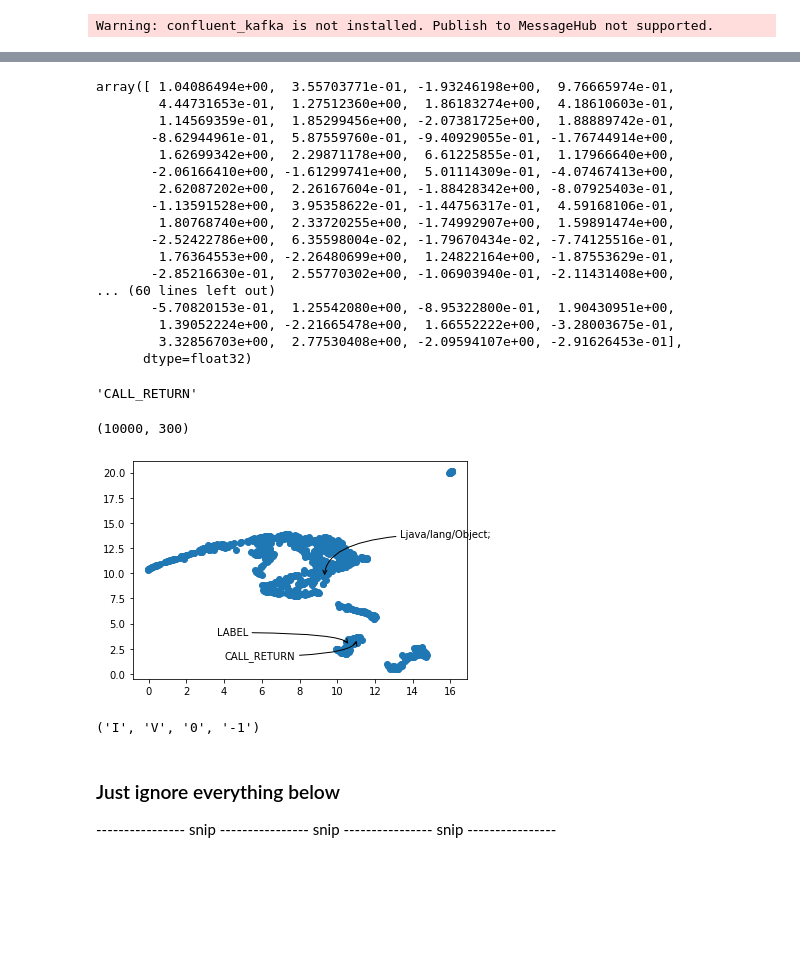
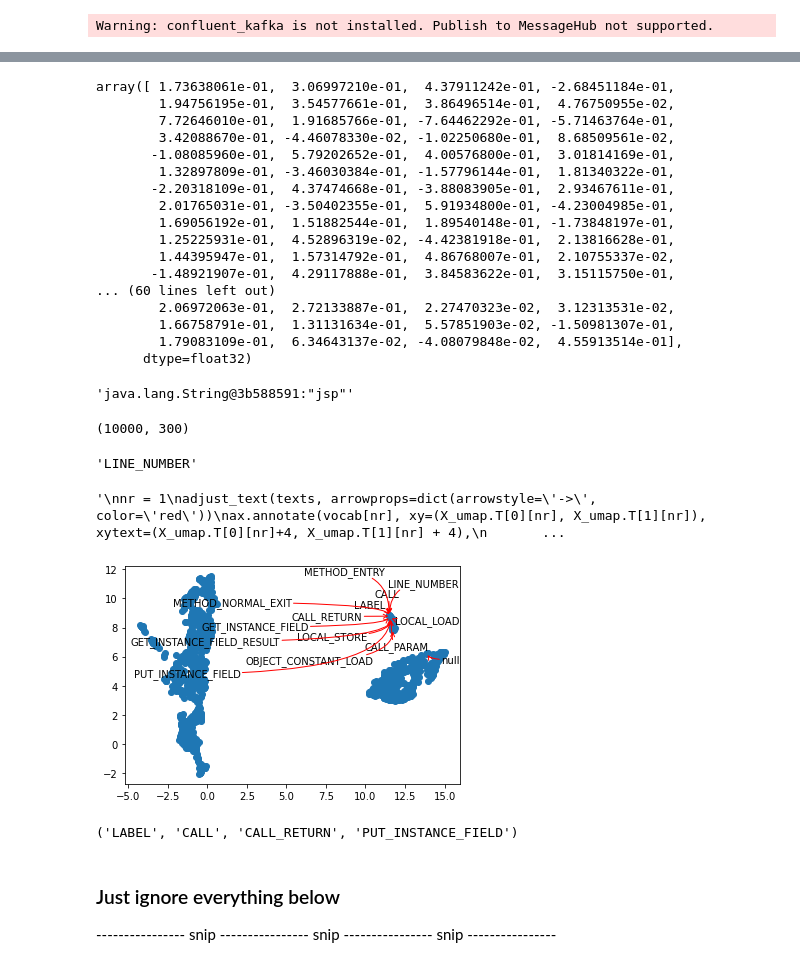
Before and after one commit to sedgewickmm18/deep-learning-for-web-attack-detection, a Jupyter notebook: PlayingAroundWithWord2Vec.ipynb, the cells around one changed output, grey strips where cells are left out. Cells and saved outputs as stored; diff of their text form; code cells hidden in the pictures; blank space fills up the shorter version.

Commit message:
join constants in dataids and dynamic traces in recentdata

```diff
--- a/PlayingAroundWithWord2Vec.ipynb
+++ b/PlayingAroundWithWord2Vec.ipynb
@@ -55,5 +55,5 @@ import umap
 import gensim
 from gensim.models import Word2Vec, FastText
 # %%
-df_raw = pd.read_fwf('./data/dataids.txt', header=None)
-df = df_raw[0].str.split(',', expand=True)
+df_raw_const = pd.read_fwf('./data/dataids.txt', header=None)
+df_const = df_raw_const[0].str.split(',', expand=True)
@@ -61,0 +60,3 @@ np_dataset = df.values
+# %%
+df_raw_dyn = pd.read_fwf('./data/recentdata.txt', header=None)
+df_dyn = df_raw_dyn[0].str.split(',', expand=True)
@@ -61,0 +73,2 @@ np_dataset = df.values
+# %%
+df_merged = df_dyn.merge(df_const, how='inner', on=[0])
@@ -62,3 +91,5 @@ np_dataset = df.values
+# %%
+np_dataset = df_merged[['3_x','4_x','5_y']].values
 # %%
 # minimal cleansing - drop NaNs
 dataset = []
@@ -88,31 +121,31 @@ w2v = Word2Vec(dataset, vector_size=300, window=5, min_count=1) #, workers=4)
 # %%
 w2v.wv['METHOD_NORMAL_EXIT']
 # %% [output]
-array([ 1.04086494e+00,  3.55703771e-01, -1.93246198e+00,  9.76665974e-01,
-        4.44731653e-01,  1.27512360e+00,  1.86183274e+00,  4.18610603e-01,
-        1.14569359e-01,  1.85299456e+00, -2.07381725e+00,  1.88889742e-01,
-       -8.62944961e-01,  5.87559760e-01, -9.40929055e-01, -1.76744914e+00,
-        1.62699342e+00,  2.29871178e+00,  6.61225855e-01,  1.17966640e+00,
-       -2.06166410e+00, -1.61299741e+00,  5.01114309e-01, -4.07467413e+00,
-        2.62087202e+00,  2.26167604e-01, -1.88428342e+00, -8.07925403e-01,
-       -1.13591528e+00,  3.95358622e-01, -1.44756317e-01,  4.59168106e-01,
-        1.80768740e+00,  2.33720255e+00, -1.74992907e+00,  1.59891474e+00,
-       -2.52422786e+00,  6.35598004e-02, -1.79670434e-02, -7.74125516e-01,
-        1.76364553e+00, -2.26480699e+00,  1.24822164e+00, -1.87553629e-01,
-       -2.85216630e-01,  2.55770302e+00, -1.06903940e-01, -2.11431408e+00,
+array([ 1.73638061e-01,  3.06997210e-01,  4.37911242e-01, -2.68451184e-01,
+        1.94756195e-01,  3.54577661e-01,  3.86496514e-01,  4.76750955e-02,
+        7.72646010e-01,  1.91685766e-01, -7.64462292e-01, -5.71463764e-01,
+        3.42088670e-01, -4.46078330e-02, -1.02250680e-01,  8.68509561e-02,
+       -1.08085960e-01,  5.79202652e-01,  4.00576800e-01,  3.01814169e-01,
+        1.32897809e-01, -3.46030384e-01, -1.57796144e-01,  1.81340322e-01,
+       -2.20318109e-01,  4.37474668e-01, -3.88083905e-01,  2.93467611e-01,
+        2.01765031e-01, -3.50402355e-01,  5.91934800e-01, -4.23004985e-01,
+        1.69056192e-01,  1.51882544e-01,  1.89540148e-01, -1.73848197e-01,
+        1.25225931e-01,  4.52896319e-02, -4.42381918e-01,  2.13816628e-01,
+        1.44395947e-01,  1.57314792e-01,  4.86768007e-01,  2.10755337e-02,
+       -1.48921907e-01,  4.29117888e-01,  3.84583622e-01,  3.15115750e-01,
 ... (60 lines left out)
-       -5.70820153e-01,  1.25542080e+00, -8.95322800e-01,  1.90430951e+00,
-        1.39052224e+00, -2.21665478e+00,  1.66552222e+00, -3.28003675e-01,
-        3.32856703e+00,  2.77530408e+00, -2.09594107e+00, -2.91626453e-01],
+        2.06972063e-01,  2.72133887e-01,  2.27470323e-02,  3.12313531e-02,
+        1.66758791e-01,  1.31131634e-01,  5.57851903e-02, -1.50981307e-01,
+        1.79083109e-01,  6.34643137e-02, -4.08079848e-02,  4.55913514e-01],
       dtype=float32)
 # %%
 # for the sake of it
 vocab = list(w2v.wv.key_to_index)
 X = w2v.wv[vocab]
 # %%
-vocab[5]
+vocab[799]
 # %% [output]
-'CALL_RETURN'
+'java.lang.String@3b588591:"jsp"'
 # %%
 X[0:10000].shape
 # %% [output]
@@ -121,24 +154,40 @@ X[0:10000].shape
 import umap
 vec_umap = umap.UMAP()
 X_umap = vec_umap.fit_transform(X[0:1000])
+# %%
+vocab[2]
+# %% [output]
+'LINE_NUMBER'
 # %%
+from adjustText import adjust_text
 # hmm, a Rorschach test
 # at least it turns out that CALL_RETURN and LABEL are more similar than 'Ljava/lang/Object;'
 fig, ax = plt.subplots()
 ax.scatter(X_umap.T[0],X_umap.T[1])
-ax.annotate(vocab[0], xy=(X_umap.T[0][0], X_umap.T[1][0]), xytext=(X_umap.T[0][0]+4, X_umap.T[1][0] + 4),
+
+texts = [plt.text(X_umap.T[0][nr], X_umap.T[1][nr], vocab[nr], ha='center', va='center') for nr in range(1,15)]
+adjust_text(texts, arrowprops=dict(arrowstyle='->', connectionstyle="angle3,angleA=0,angleB=-90", color='red'))
+'''
+nr = 1
+adjust_text(texts, arrowprops=dict(arrowstyle='->', color='red'))
+ax.annotate(vocab[nr], xy=(X_umap.T[0][nr], X_umap.T[1][nr]), xytext=(X_umap.T[0][nr]+4, X_umap.T[1][nr] + 4),
+            annotation_clip=False,
             arrowprops=dict(arrowstyle="->",connectionstyle="angle3,angleA=0,angleB=-90"));
-ax.annotate(vocab[2], xy=(X_umap.T[0][2], X_umap.T[1][2]), xytext=(X_umap.T[0][2]-7, X_umap.T[1][2]+1),
+nr = 2
+ax.annotate(vocab[nr], xy=(X_umap.T[0][nr], X_umap.T[1][nr]), xytext=(X_umap.T[0][nr]-7, X_umap.T[1][nr]+1),
             arrowprops=dict(arrowstyle="->",connectionstyle="angle3,angleA=0,angleB=-90"));
-ax.annotate(vocab[5], xy=(X_umap.T[0][5], X_umap.T[1][5]), xytext=(X_umap.T[0][5]-7, X_umap.T[1][5]-2),
+nr = 3
+ax.annotate(vocab[nr], xy=(X_umap.T[0][nr], X_umap.T[1][nr]), xytext=(X_umap.T[0][nr]-7, X_umap.T[1][nr]-2),
             arrowprops=dict(arrowstyle="->",connectionstyle="angle3,angleA=0,angleB=-90"));
+'''
 # %% [output]
+'\nnr = 1\nadjust_text(texts, arrowprops=dict(arrowstyle=\'->\', color=\'red\'))\nax.annotate(vocab[nr], xy=(X_umap.T[0][nr], X_umap.T[1][nr]), xytext=(X_umap.T[0][nr]+4, X_umap.T[1][nr] + 4),\n       ...
-[figure, old version]
+[figure, new version]
 # %%
-# it appears I have to do some cleansing
+# it appears I still have to do some cleansing, but it's getting better
 vocab[1], vocab[3], vocab[4], vocab[14]
 # %% [output]
-('I', 'V', '0', '-1')
+('LABEL', 'CALL', 'CALL_RETURN', 'PUT_INSTANCE_FIELD')
 # %% [markdown]
 ### Just ignore everything below
 ---------------- snip ---------------- snip ---------------- snip ----------------
```
Also changed, not shown: parts of 6 cells of this notebook, 2 other files.
